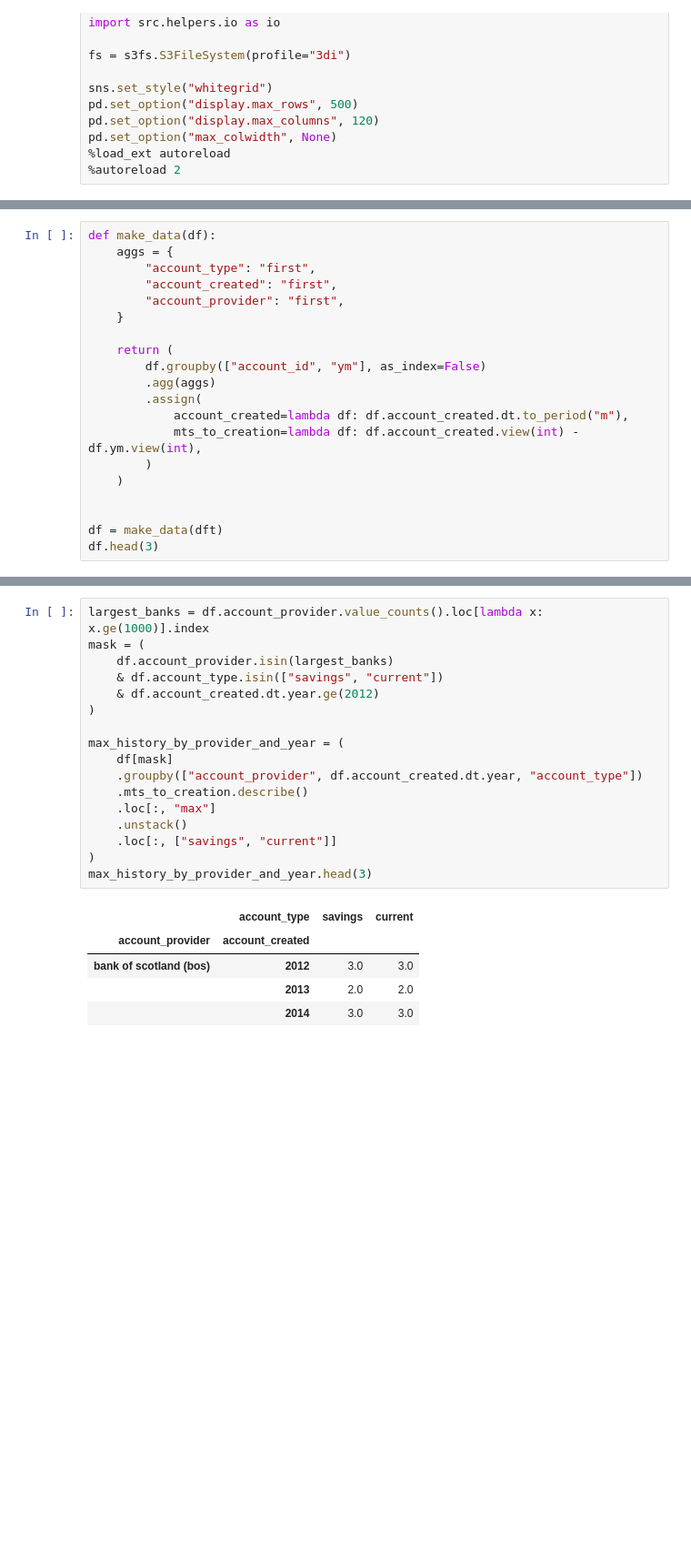
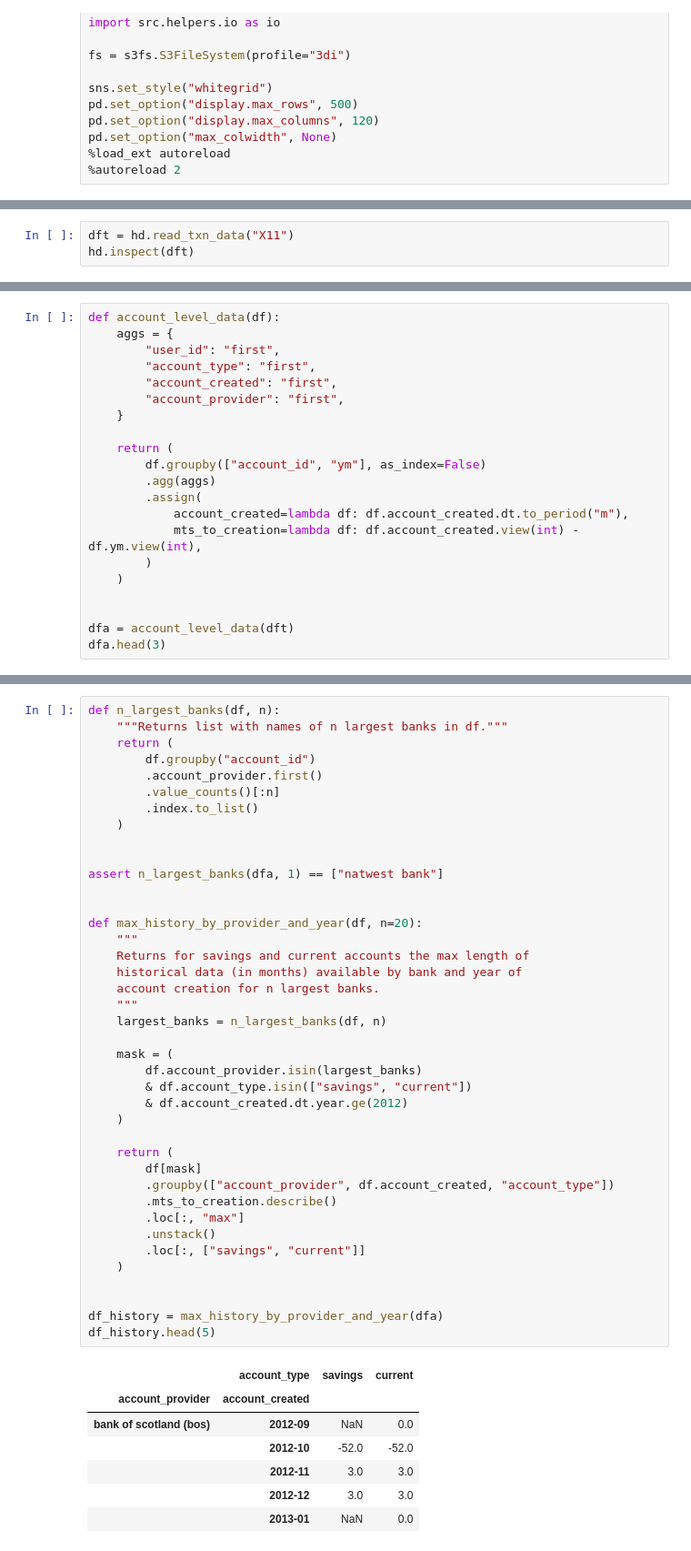
Before and after one commit to fabiangunzinger/mdb_eval, a Jupyter notebook: notebooks/available_account_history.ipynb, the cells around one changed output, grey strips where cells are left out. Shown: that part at 91% size. Cells and saved outputs as stored; diff of their text form; blank space fills up the shorter version.

```diff
--- a/notebooks/available_account_history.ipynb
+++ b/notebooks/available_account_history.ipynb
@@ -38,0 +33,3 @@ shape: (6,653,551, 35), users: 2734
+# %%
+dft = hd.read_txn_data("X11")
+hd.inspect(dft)
@@ -41,6 +44,7 @@ shape: (6,653,551, 35), users: 2734
 # %%
-def make_data(df):
+def account_level_data(df):
     aggs = {
+        "user_id": "first",
         "account_type": "first",
         "account_created": "first",
         "account_provider": "first",
@@ -56,6 +60,6 @@ def make_data(df):
     )
 
 
-df = make_data(dft)
-df.head(3)
+dfa = account_level_data(dft)
+dfa.head(3)
 # %% [output]
@@ -74,23 +75,48 @@ df.head(3)
 # %%
-largest_banks = df.account_provider.value_counts().loc[lambda x: x.ge(1000)].index
-mask = (
-    df.account_provider.isin(largest_banks)
-    & df.account_type.isin(["savings", "current"])
-    & df.account_created.dt.year.ge(2012)
-)
+def n_largest_banks(df, n):
+    """Returns list with names of n largest banks in df."""
+    return (
+        df.groupby("account_id")
+        .account_provider.first()
+        .value_counts()[:n]
+        .index.to_list()
+    )
 
-max_history_by_provider_and_year = (
-    df[mask]
-    .groupby(["account_provider", df.account_created.dt.year, "account_type"])
-    .mts_to_creation.describe()
-    .loc[:, "max"]
-    .unstack()
-    .loc[:, ["savings", "current"]]
-)
-max_history_by_provider_and_year.head(3)
+
+assert n_largest_banks(dfa, 1) == ["natwest bank"]
+
+
+def max_history_by_provider_and_year(df, n=20):
+    """
+    Returns for savings and current accounts the max length of
+    historical data (in months) available by bank and year of
+    account creation for n largest banks.
+    """
+    largest_banks = n_largest_banks(df, n)
+
+    mask = (
+        df.account_provider.isin(largest_banks)
+        & df.account_type.isin(["savings", "current"])
+        & df.account_created.dt.year.ge(2012)
+    )
+
+    return (
+        df[mask]
+        .groupby(["account_provider", df.account_created, "account_type"])
+        .mts_to_creation.describe()
+        .loc[:, "max"]
+        .unstack()
+        .loc[:, ["savings", "current"]]
+    )
+
+
+df_history = max_history_by_provider_and_year(dfa)
+df_history.head(5)
 # %% [output]
 |  | account_type | savings | current |
 | account_provider | account_created |  |  |
-| bank of scotland (bos) | 2012 | 3.0 | 3.0 |
-|  | 2013 | 2.0 | 2.0 |
-|  | 2014 | 3.0 | 3.0 |
+| bank of scotland (bos) | 2012-09 | NaN | 0.0 |
+|  | 2012-10 | -52.0 | -52.0 |
+|  | 2012-11 | 3.0 | 3.0 |
+|  | 2012-12 | 3.0 | 3.0 |
+|  | 2013-01 | NaN | 0.0 |
```
Also changed, not shown: parts of 19 cells of this notebook, 18 other files.
